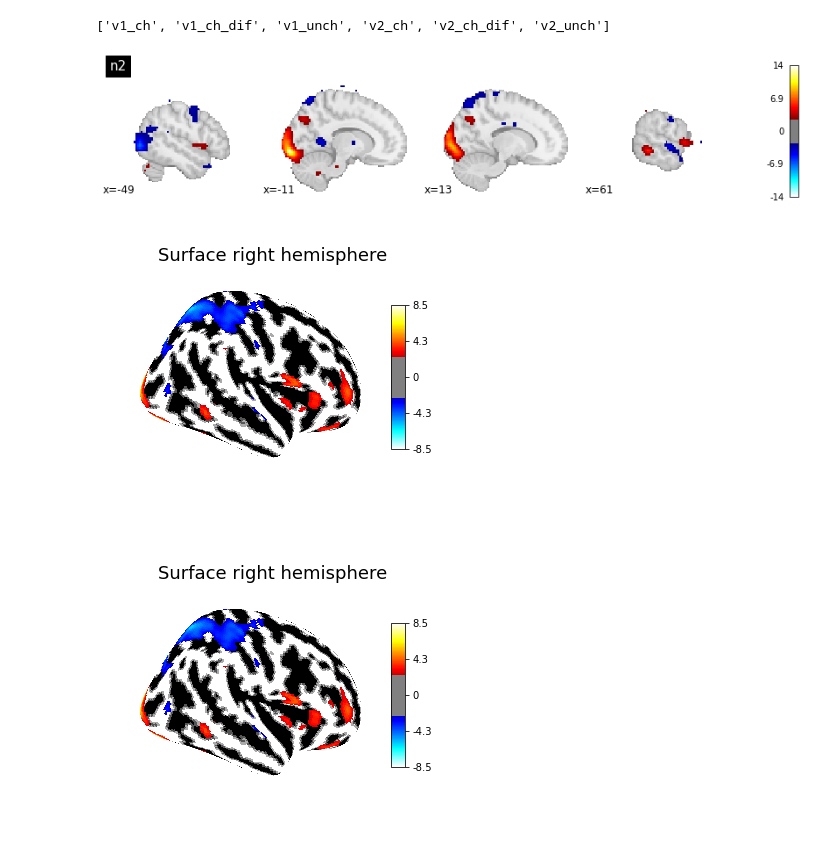
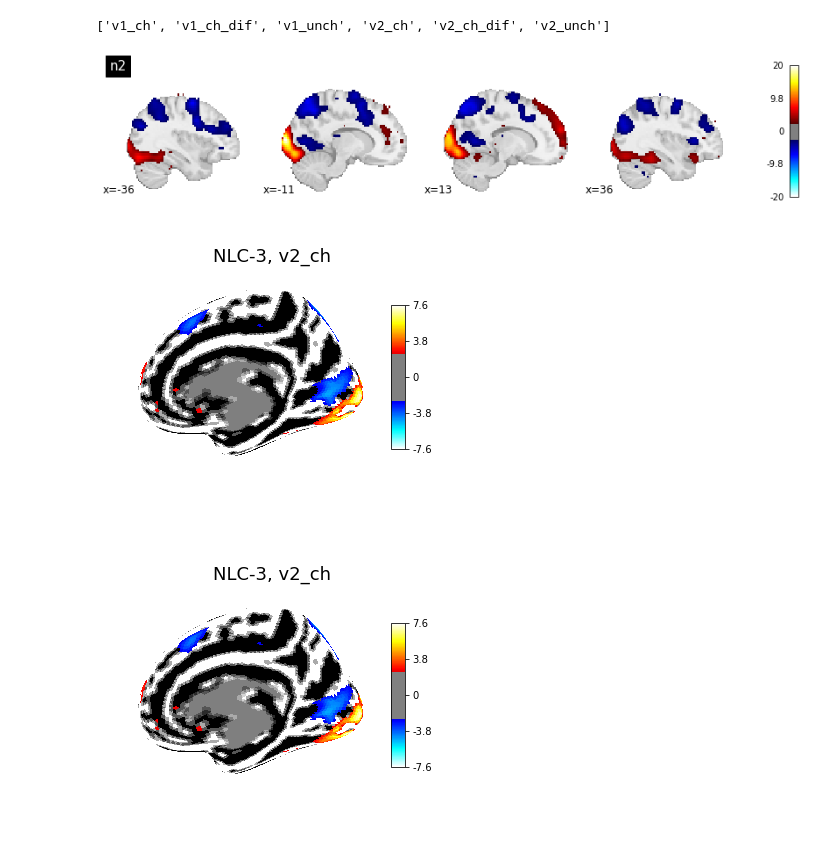
Before and after one commit to Gilles86/stress_risk, a Jupyter notebook: stress_risk/fmri_analysis/visualize/vis_2ndlevel_SPM.ipynb, the cells around one changed output. Saved outputs shown, nothing was run; the diff lists cells and outputs as text; code cells hidden in the pictures.

```diff
--- a/stress_risk/fmri_analysis/visualize/vis_2ndlevel_SPM.ipynb
+++ b/stress_risk/fmri_analysis/visualize/vis_2ndlevel_SPM.ipynb
@@ -75,23 +75,33 @@ cons
 # %% [output]
 ['v1_ch', 'v1_ch_dif', 'v1_unch', 'v2_ch', 'v2_ch_dif', 'v2_unch']
 # %%
-spm = nib.load('/Volumes/mrenkeED/data/ds-stressrisk/derivatives/spm/2ndlevel_num_1/spmT_0001.nii')
-disp = nipl.plot_stat_map(spm,threshold = 2.5,  draw_cross=False, title=f'n2', display_mode='x', cut_coords=4)
+# pure numerosities
+num = 2
+con = f'n{num}'
+model_n = 'pure num'
+spm = nib.load(f'/Volumes/mrenkeED/data/ds-stressrisk/derivatives/spm/2ndlevel_num_{num}/spmT_0001.nii')
+disp = nipl.plot_stat_map(spm,threshold = 2.5,  draw_cross=False, title=f'n{num}', display_mode='x', cut_coords=4)
 # %% [output]
-[figure, old version]
+[figure, new version]
+# %%
+model = 'NLC'
+version = '3'
+con =  'v2_ch'
+spm= get_2ndlevel_spm(model=model, version=version, con=con, bids_folder=bids_folder)
+model_n = f'{model}-{version}'
 # %%
 from nilearn import datasets, surface
 fsaverage = datasets.fetch_surf_fsaverage()
 curv_right = surface.load_surf_data(fsaverage.curv_right)
 curv_right_sign = np.sign(curv_right)
 
 texture = surface.vol_to_surf(spm, fsaverage.pial_right)
 
 nipl.plot_surf_stat_map(surf_mesh= fsaverage.infl_right,stat_map= texture,
-    #view='medial',
+    view='medial',
     hemi='right',
-    title='Surface right hemisphere', colorbar=True,
+    title=f'{model_n}, {con}', colorbar=True,
     threshold=2.5, bg_map=curv_right_sign) # bg_map: Background image to be plotted on the mesh underneath the stat_map in greyscale
 # %% [output]
-[figure, old version]
+[figure, new version]
-[figure, old version]
+[figure, new version]
```
Also changed, not shown: parts of 2 cells of this notebook, 18 other files.
